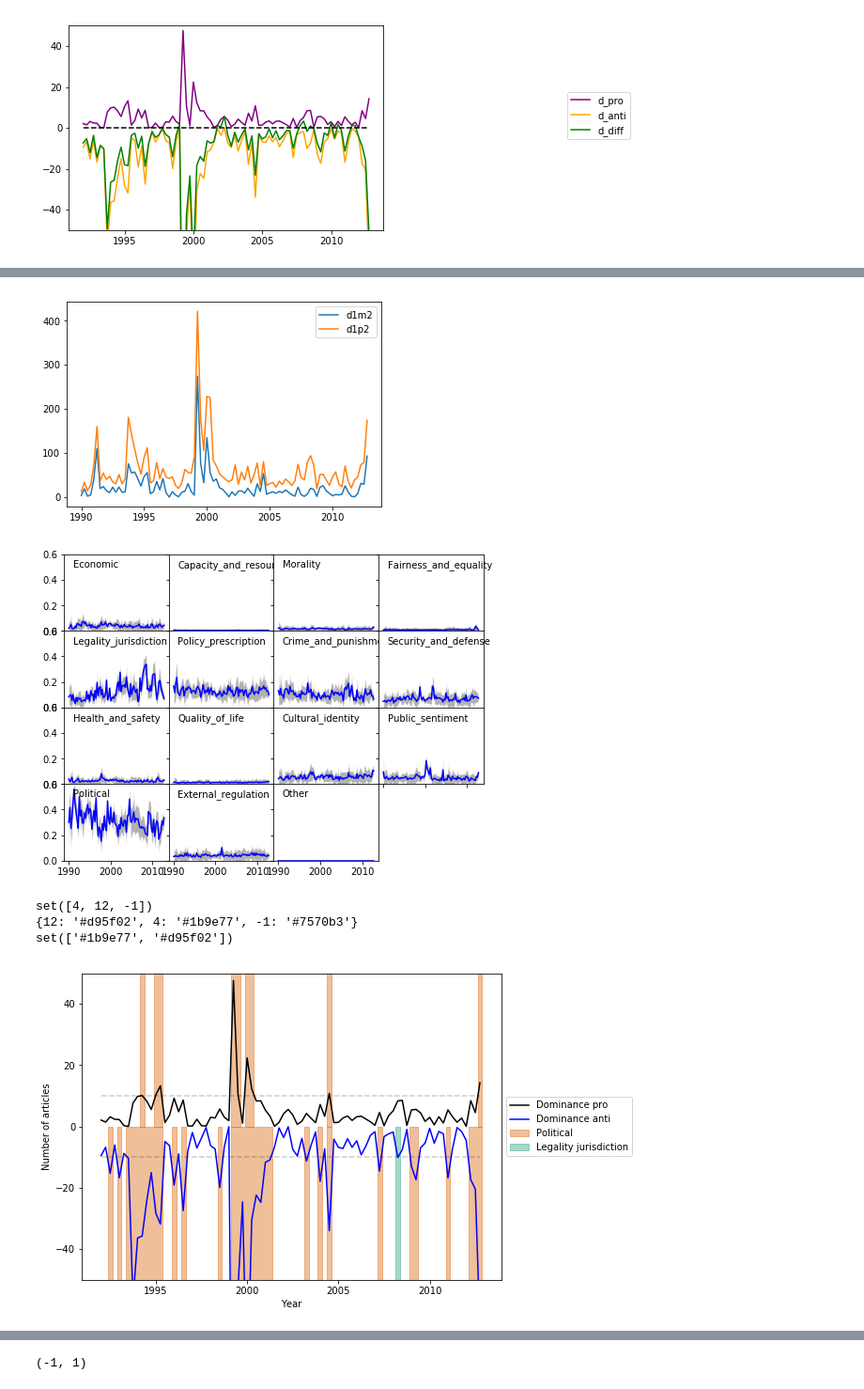
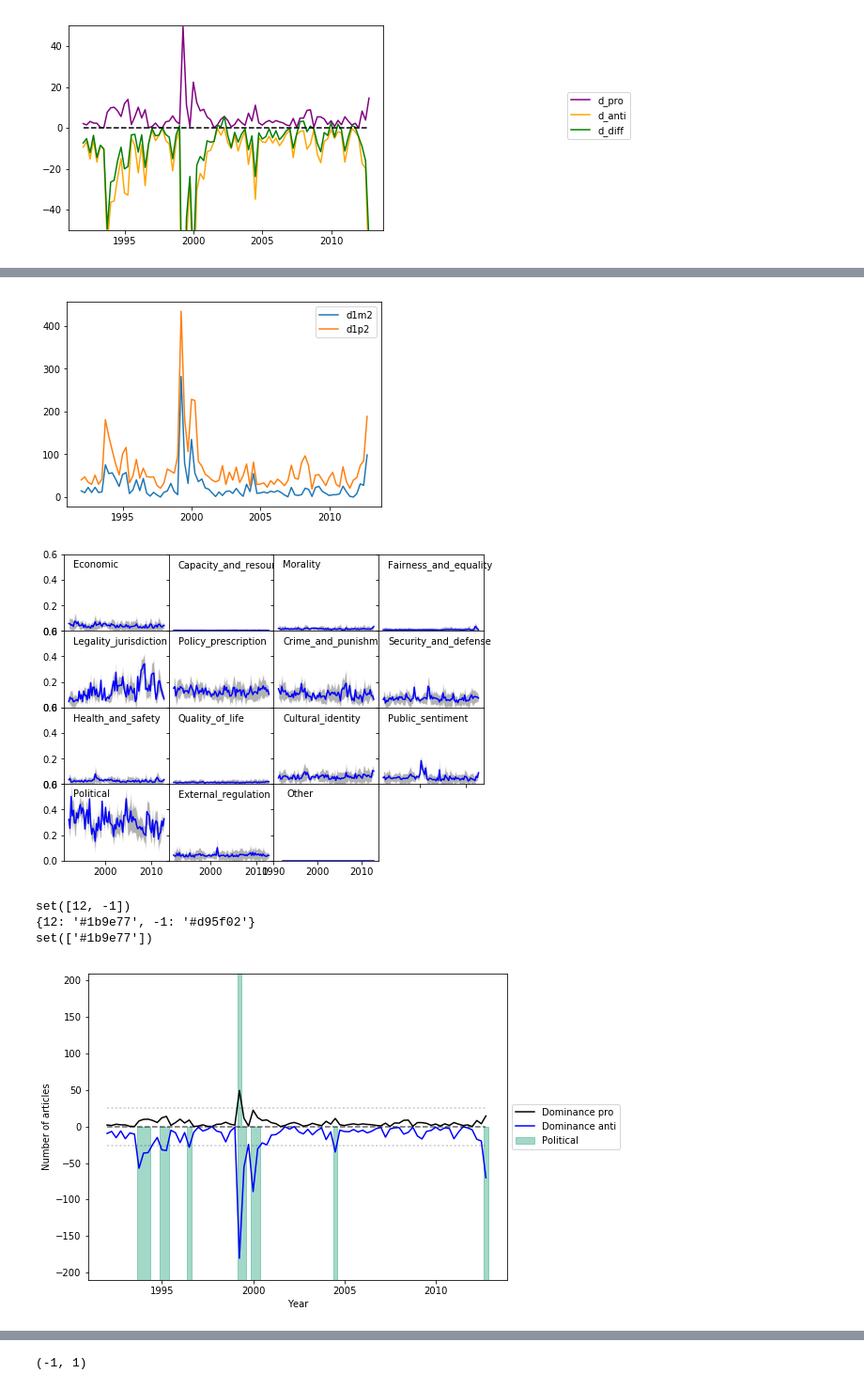
Before and after one commit to dallascard/predicting_public_opinion, a Jupyter notebook: gun_control_2.ipynb, the cells around one changed output, grey strips where cells are left out. Shown: that part at 94% size. Saved outputs shown, nothing was run; the diff lists cells and outputs as text; code cells hidden in the pictures.

Commit message:
updates to data and notebooks

```diff
--- a/gun_control_2.ipynb
+++ b/gun_control_2.ipynb
@@ -17,8 +17,8 @@ reload(plotting)
 first_year = 1992
 
 data_dir = '.'
-data_file = os.path.join(data_dir, 'guncontrol_with_metadata_2017_04_05.csv')
-data = misc.read_article_data(data_file, first_year, rename_frames=True)
+data_file = os.path.join(data_dir, 'guncontrol_with_metadata_2017_04_25.csv')
+data = misc.read_article_data(data_file, first_year, rename_frames=True, exclude_irrelevant=False)
 print "Loaded data for %d articles" % len(data.index)
 
 data['tone'] = data['Pro'] - data['Anti']
@@ -106,12 +114,3 @@ ax.legend(loc='upper right', bbox_to_anchor=(1.8, 0.7))
 # %% [output]
 <matplotlib.legend.Legend at 0x...>
 [figure]
-# %%
-reload(misc)
-
-fig, ax = plt.subplots()
-grouped = misc.compute_truncated_entropy(grouped)
-for j in range(2,15):
-    ax.plot(grouped.f_date, grouped['entropy_' + str(j)], label='entropy_' + str(j), alpha=0.5)
-
-ax.plot(grouped.f_date, grouped.entropy, label='entropy')
@@ -139,12 +135,12 @@ ax.legend()
 grouped['toneXd1m2'] = grouped['tone'] * grouped['d1m2']
 grouped['toneXd1p2'] = grouped['tone'] * grouped['d1p2']
 # %% [output]
-[figure, old version]
+[figure, new version]
 # %%
 reload(plotting)
 plotting.plot_frames(grouped, ymax=0.6)
 # %% [output]
-[figure, old version]
+[figure, new version]
 # %%
 import re
 reload(misc)
@@ -153,7 +149,7 @@ grouped['toneXentropy'] = grouped['tone'] * grouped['entropy']
 
 CB6 = ['#1b9e77', '#d95f02', '#7570b3', '#e7298a', '#66a61e', '#e6ab02']
 
-threshold = 10
+threshold = 26
 grouped = misc.compute_dominance(grouped, threshold=threshold)
 #grouped_framing_annotations = misc.compute_entropy(grouped_framing_annotations)
 
@@ -197,43 +193,43 @@ print top_set
 
 # UNCOMMENT THIS LINE TO REFRESH COLOURS
 colors = dict(zip(list(top_set), CB6))
 print colors
 
-ylim = 50
-
 colors_used = set()
 for span in pos_spans:
     start, end, frame = span
     color = colors[frame]
     if color in colors_used:
         ax.axvspan(start, end, ymin=0.5, ymax=1, alpha=0.4, facecolor=color, edgecolor=color, label=None)
     else:
         ax.axvspan(start, end, ymin=0.5, ymax=1, alpha=0.4, facecolor=color, edgecolor=color, label=re.sub('_', ' ', misc.FRAMES[int(frame)]))
         colors_used.add(color)
 
 for span in anti_spans:
     start, end, frame = span
     color = colors[frame]
     if color in colors_used:
         ax.axvspan(start, end, ymin=0, ymax=0.5, alpha=0.4, facecolor=color, edgecolor=color, label=None)
     else:
         ax.axvspan(start, end, ymin=0, ymax=0.5, alpha=0.4, facecolor=color, edgecolor=color, label=re.sub('_', ' ', misc.FRAMES[int(frame)]))
         colors_used.add(color)
 
 print colors_used
 
-ax.plot(grouped.f_date, np.ones_like(grouped.f_date)*threshold, 'k--', alpha=0.2)
-ax.plot(grouped.f_date, -np.ones_like(grouped.f_date)*threshold, 'k--', alpha=0.2)
-ax.set_ylim(-50, 50)
+ylim = 210
+ax.plot(grouped.f_date, np.zeros_like(grouped.f_date), 'k--', alpha=0.6, label=None)
+ax.plot(grouped.f_date, np.ones_like(grouped.f_date)*threshold, 'k:', alpha=0.2)
+ax.plot(grouped.f_date, -np.ones_like(grouped.f_date)*threshold, 'k:', alpha=0.2)
+ax.set_ylim(-ylim, ylim)
 ax.set_ylabel('Number of articles')
 ax.set_xlabel('Year')
 ax.legend(loc='center left', bbox_to_anchor=(1, 0.5))
-plt.savefig('/Users/dcard/Desktop/samesex_dominance_' + str(threshold) + '.pdf', bbox_inches='tight')
+plt.savefig('/Users/dcard/Desktop/guncontrol_dominance_' + str(threshold) + '.pdf', bbox_inches='tight')
 # %% [output]
-set([4, 12, -1])
-{12: '#d95f02', 4: '#1b9e77', -1: '#7570b3'}
-set(['#1b9e77', '#d95f02'])
+set([12, -1])
+{12: '#1b9e77', -1: '#d95f02'}
+set(['#1b9e77'])
-[figure, old version]
+[figure, new version]
 # %%
 reload(misc)
 
```
Also changed, not shown: parts of 16 cells of this notebook, 5 other files.
